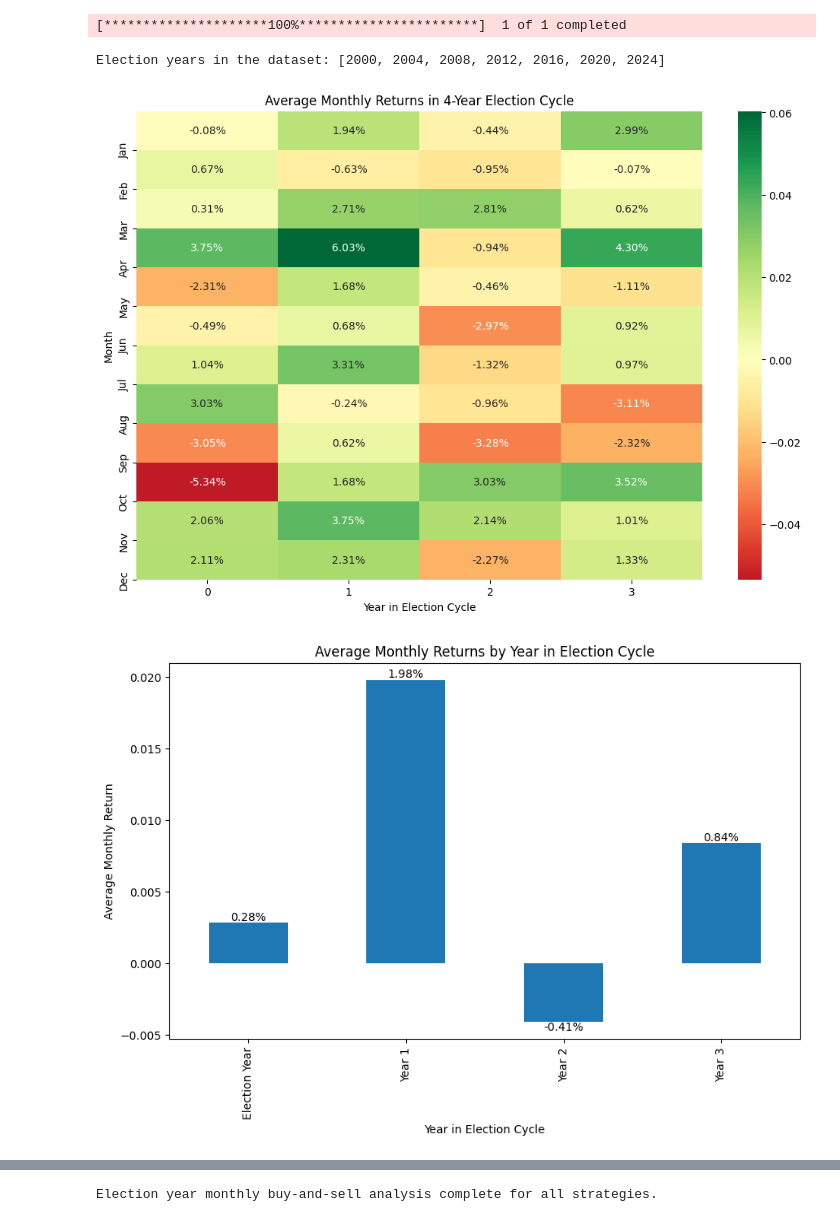
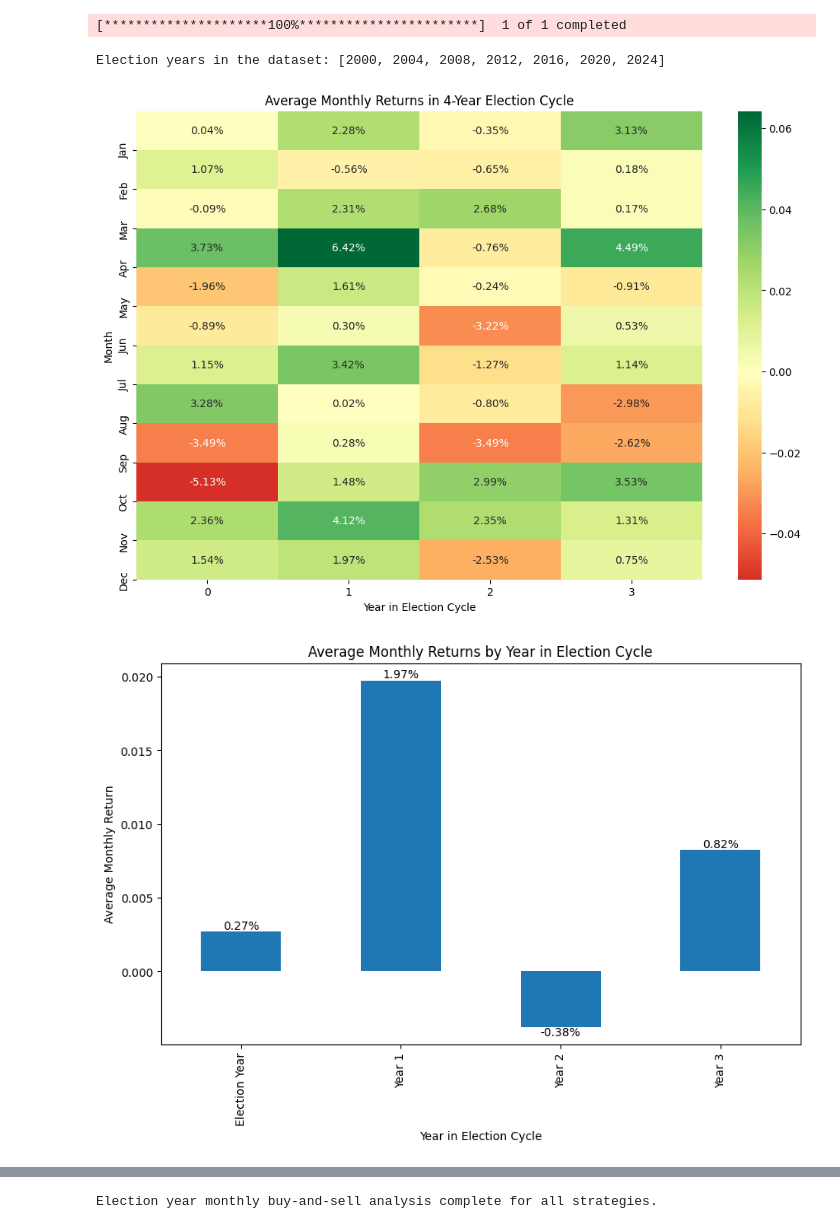
Before and after one commit to Slamwise/Trading-Strategies, a Jupyter notebook: volume/seasonality_elections.ipynb, the cells around one changed output, grey strips where cells are left out. Cells and saved outputs as stored; diff of their text form; code cells hidden in the pictures.

```diff
--- a/volume/seasonality_elections.ipynb
+++ b/volume/seasonality_elections.ipynb
@@ -9,7 +9,7 @@ import warnings
 warnings.filterwarnings("ignore")
 
 # Download S&P 500 data (using ^GSPC as a proxy for the overall stock market)
-ticker = "^GSPC"
+ticker = "SPY"
 data = yf.download(ticker, start="2000-01-01", end="2024-03-01")
 
 # Create a function to determine the year in the election cycle
@@ -119,32 +119,32 @@ plt.xlabel('Month')
 plt.ylabel('Average Return')
 plt.xticks(range(12), ['Jan', 'Feb', 'Mar', 'Apr', 'May', 'Jun', 'Jul', 'Aug', 'Sep', 'Oct', 'Nov', 'Dec'])
 for i, v in enumerate(start_to_end):
     plt.text(i, v, f'{v:.2%}', ha='center', va='bottom' if v > 0 else 'top')
 
 plt.subplot(3, 1, 2)
 middle_to_middle.plot(kind='bar')
 plt.title('Average Monthly Returns in Election Years (Buy at Middle, Sell at Middle of Next Month)')
 plt.xlabel('Month')
 plt.ylabel('Average Return')
 plt.xticks(range(12), ['Jan', 'Feb', 'Mar', 'Apr', 'May', 'Jun', 'Jul', 'Aug', 'Sep', 'Oct', 'Nov', 'Dec'])
 for i, v in enumerate(middle_to_middle):
     plt.text(i, v, f'{v:.2%}', ha='center', va='bottom' if v > 0 else 'top')
 
 plt.subplot(3, 1, 3)
 end_to_end.plot(kind='bar')
 plt.title('Average Monthly Returns in Election Years (Buy at End, Sell at End of Next Month)')
 plt.xlabel('Month')
 plt.ylabel('Average Return')
 plt.xticks(range(12), ['Jan', 'Feb', 'Mar', 'Apr', 'May', 'Jun', 'Jul', 'Aug', 'Sep', 'Oct', 'Nov', 'Dec'])
 for i, v in enumerate(end_to_end):
     plt.text(i, v, f'{v:.2%}', ha='center', va='bottom' if v > 0 else 'top')
 
 plt.tight_layout()
 plt.show()
 
 print("Election year monthly buy-and-sell analysis complete for all strategies.")
 # %% [output]
 [*********************100%***********************]  1 of 1 completed
 Election years in the dataset: [2000, 2004, 2008, 2012, 2016, 2020, 2024]
-[figure, old version]
+[figure, new version]
-[figure, old version]
+[figure, new version]
```
Also changed, not shown: parts of 1 cell of this notebook, 6 other files.
